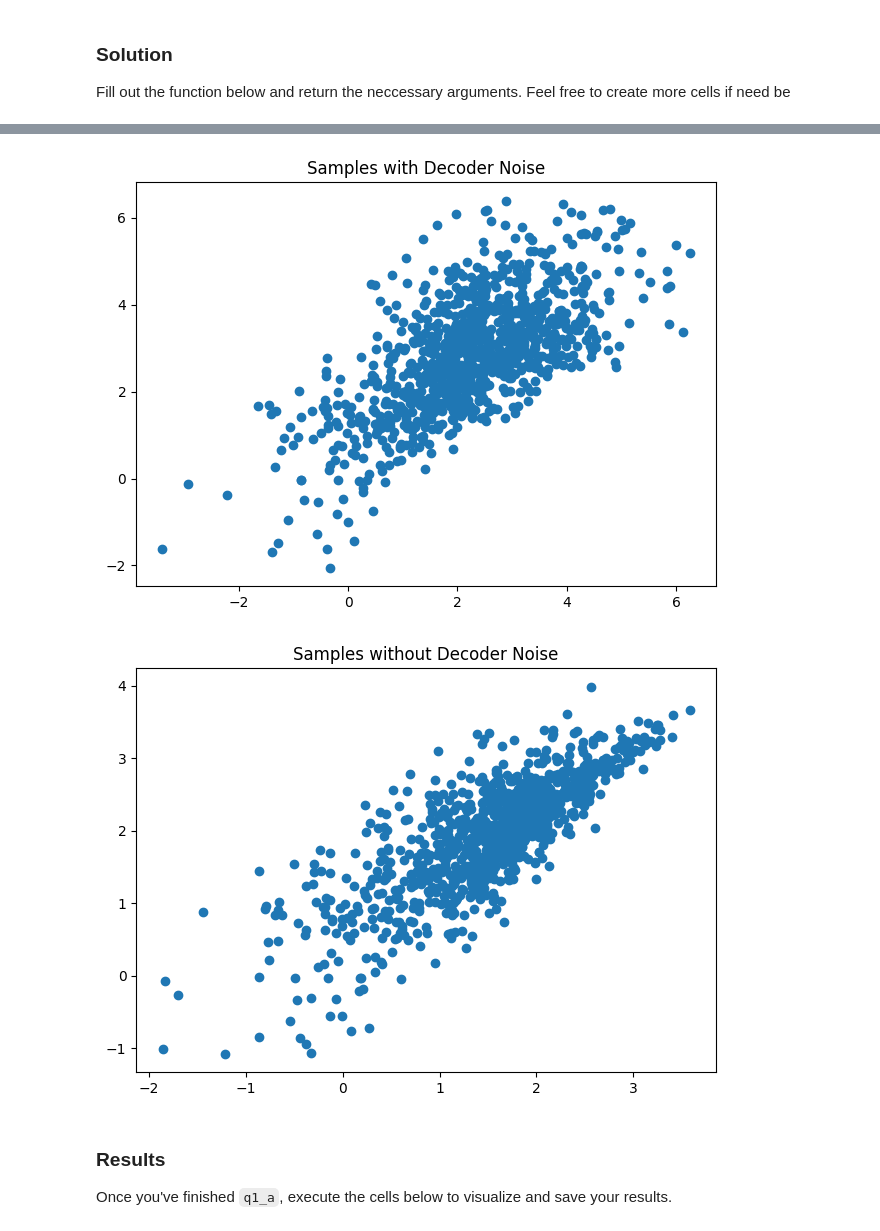
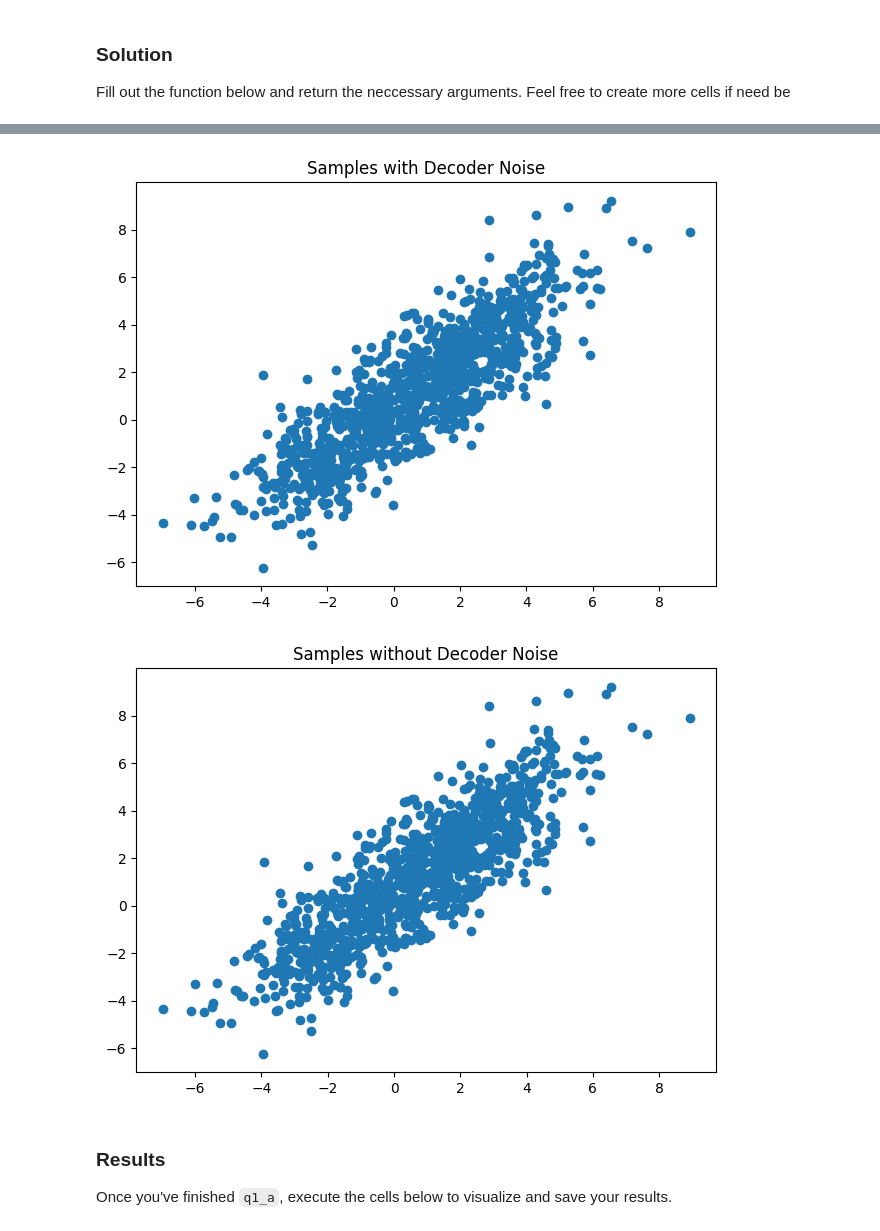
Before and after one commit to WeisonWEileen/deepul, a Jupyter notebook: homeworks/hw2/hw2.ipynb, the cells around one changed output, grey strips where cells are left out. Drawn from its saved outputs; the diff is of its cells as text; code cells hidden in the pictures.

```diff
--- a/homeworks/hw2/hw2.ipynb
+++ b/homeworks/hw2/hw2.ipynb
@@ -96,7 +100,7 @@ class Encoder(nn.Module):
     def forward(self, x):
         h = self.fc(x)
         mu = self.fc_mu(h)
-        logvar = self.fc_mu(h)
+        logvar = self.fc_sigma(h)
         return mu, logvar
 
 class Decoder(nn.Module):
@@ -114,7 +118,7 @@ class Decoder(nn.Module):
     def forward(self, x):
         h = self.fc(x)
         mu = self.fc_mu(h)
-        logvar = self.fc_mu(h)
+        logvar = self.fc_sigma(h)
         return mu, logvar
 
 
@@ -199,7 +203,7 @@ def q1(train_data, test_data, part, dset_id):
         mu_sample, logvar_sample = decoder(z)
         eps = torch.rand_like(logvar_sample)
 
-        samples_with = mu_sample + eps * logvar_sample
+        samples_with = mu_sample + eps * torch.exp(0.5 * logvar_sample)
         samples_without = mu_sample
 
     return (
@@ -216,5 +220,5 @@ Final -ELBO: 132.2694, Recon Loss: 125.5768, KL Loss: 6.6926
-[figure, old version]
+[figure, new version]
-[figure, old version]
+[figure, new version]
 # %% [markdown]
 ### Results
 Once you've finished `q1_a`, execute the cells below to visualize and save your results.
```
Also changed, not shown: parts of 8 cells of this notebook, 1 other file.
